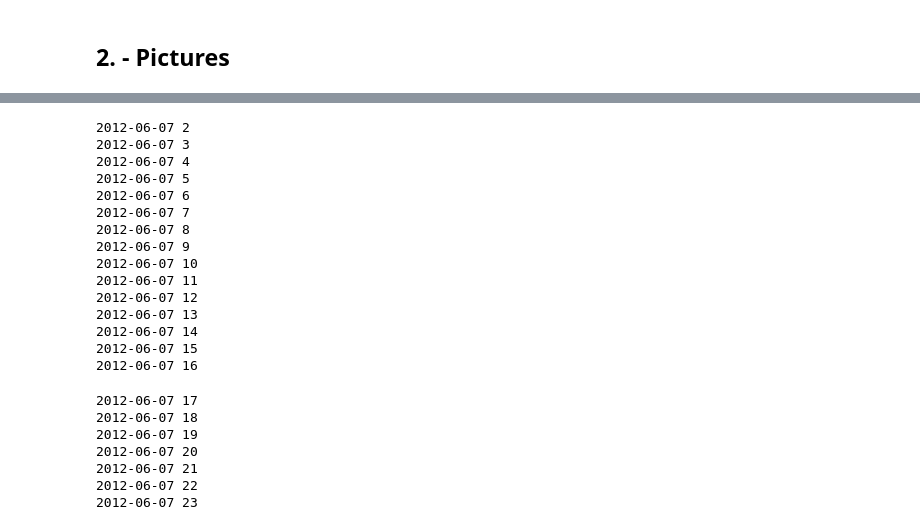
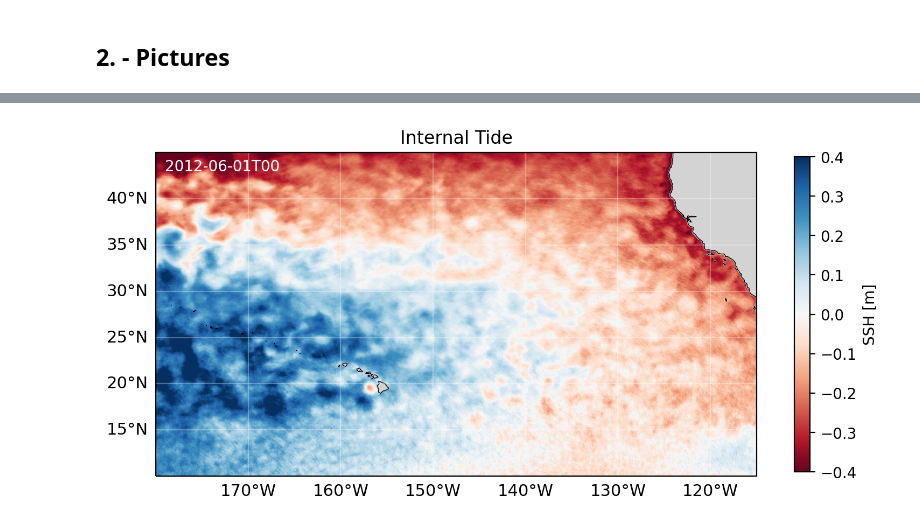
Before and after one commit to vbellemin/OSSE_generator, a Jupyter notebook: plot_analyze/analyze_filter_MITgcm.ipynb, the cells around one changed output, grey strips where cells are left out. Drawn from its saved outputs; the diff is of its cells as text; code cells hidden in the pictures.

```diff
--- a/plot_analyze/analyze_filter_MITgcm.ipynb
+++ b/plot_analyze/analyze_filter_MITgcm.ipynb
@@ -70,27 +70,22 @@ plt.xscale('log')
 plt.axvline(x=200,color="red")
 # %% [markdown]
 ## 2. - Pictures
-# %%
-ds = xr.open_dataset("/bettik/bellemva/MITgcm/MITgcm_filtered_final/MITgcm_filt_20120501.nc")
-# %%
-name_var = "ssh_cor"
-time_index = 4
 # %%
 import cmocean
 # %%
-def plot_var(name_var,ds,time_index,title,vmin,vmax,cmap,save_fig = False) :
+def plot_var(array,longitude,latitude,time,title,vmin,vmax,cmap,save_fig = False) :
 
     fig, ax = plt.subplots(figsize=(9,4),dpi=200,subplot_kw={"projection": ccrs.PlateCarree(central_longitude=0.)})
 
     ax.set_extent([-180, -115,10, 45],crs=ccrs.PlateCarree())
-    map_ssh = ax.pcolormesh(ds.longitude.values,
-                ds.latitude.values,
-                ds[name_var][time_index],
+    map_ssh = ax.pcolormesh(longitude,
+                latitude,
+                array,
                 vmin=vmin,vmax =vmax,
                 cmap=cmap,
                 )
 
-    ax.text(s=str(ds.time[time_index].values.astype('datetime64[h]')),x=-179,y=43,color="white")
+    ax.text(s=str(time.astype('datetime64[h]')),x=-179,y=43,color="white")
 
     ax.add_feature(cfeature.LAND,color="lightgrey",zorder=1)
     ax.add_feature(cfeature.OCEAN,color="black",zorder=0)
@@ -121,5 +116,5 @@ def plot_var(name_var,ds,time_index,title,vmin,vmax,cmap,save_fig = False) :
     else :
         plt.show()
 # %%
-ds=xr.open_dataset("/bettik/bellemva/MITgcm/MITgcm_filtered_final/MITgcm_filt_20120601.nc")
-plot_var(name_var="ssh_it",ds = ds,title = "Internal Tide",vmin=-0.1,vmax=0.1,cmap=cmocean.cm.curl, time_index = 1,save_fig = False)
+ds=xr.open_dataset("/bettik/bellemva/MITgcm/MITgcm_filtered_final/MITgcm_filt_20120601.nc").ssh_cor.load()
+#plot_var(name_var="ssh_cor",ds = ds,title = "Internal Tide",vmin=-0.1,vmax=0.1,cmap=cmocean.cm.curl, time_index = 1,save_fig = False)
@@ -126,3 +125,7 @@ plot_var(name_var="ssh_it",ds = ds,title = "Internal Tide",vmin=-0.1,vmax=0.1,cm
+# %%
+plot_var(array=ds.values[23,:,:]-ds.mean(dim=["time","longitude","latitude"]).values,longitude=ds.longitude,latitude=ds.latitude,time=ds.time[0].values,title = "Internal Tide",vmin=-0.4,vmax=0.4,cmap="RdBu",save_fig = False)
+# %% [output]
+[figure, added]
 # %%
 # Regular for loop #
 
@@ -149,29 +152,6 @@ for i in range (2,24):
     #plot_var(name_var="ssh_igw",ds = ds,title = "Internal Tides",vmin=-0.1,vmax=0.1,cmap=cmocean.cm.curl, time_index = i,save_fig = True)
     plot_var(name_var="ssh_it",ds = ds,title = "Internal Tide",vmin=-0.1,vmax=0.1,cmap=cmocean.cm.curl, time_index = i,save_fig = True)
     print(d,i)
-# %% [output]
-2012-06-07 2
-2012-06-07 3
-2012-06-07 4
-2012-06-07 5
-2012-06-07 6
-2012-06-07 7
-2012-06-07 8
-2012-06-07 9
-2012-06-07 10
-2012-06-07 11
-2012-06-07 12
-2012-06-07 13
-2012-06-07 14
-2012-06-07 15
-2012-06-07 16
-2012-06-07 17
-2012-06-07 18
-2012-06-07 19
-2012-06-07 20
-2012-06-07 21
-2012-06-07 22
-2012-06-07 23
 # %%
 def plot_one_day(date):
     ds = xr.open_dataset("/bettik/bellemva/MITgcm/MITgcm_filtered_final/MITgcm_filt_"+date.astype('str').replace("-","")+".nc")
```
Also changed, not shown: parts of 2 cells of this notebook, 16 other files.
